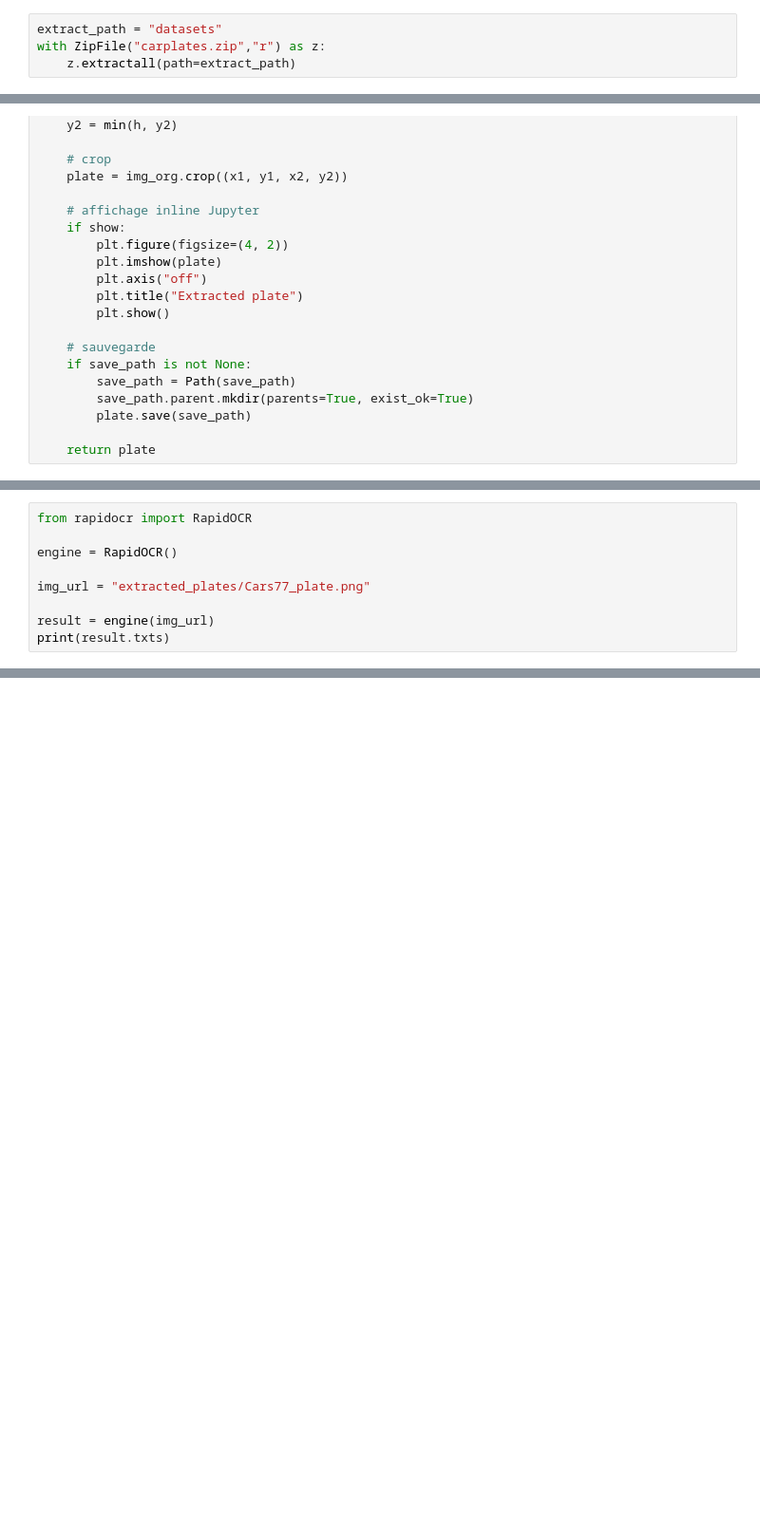
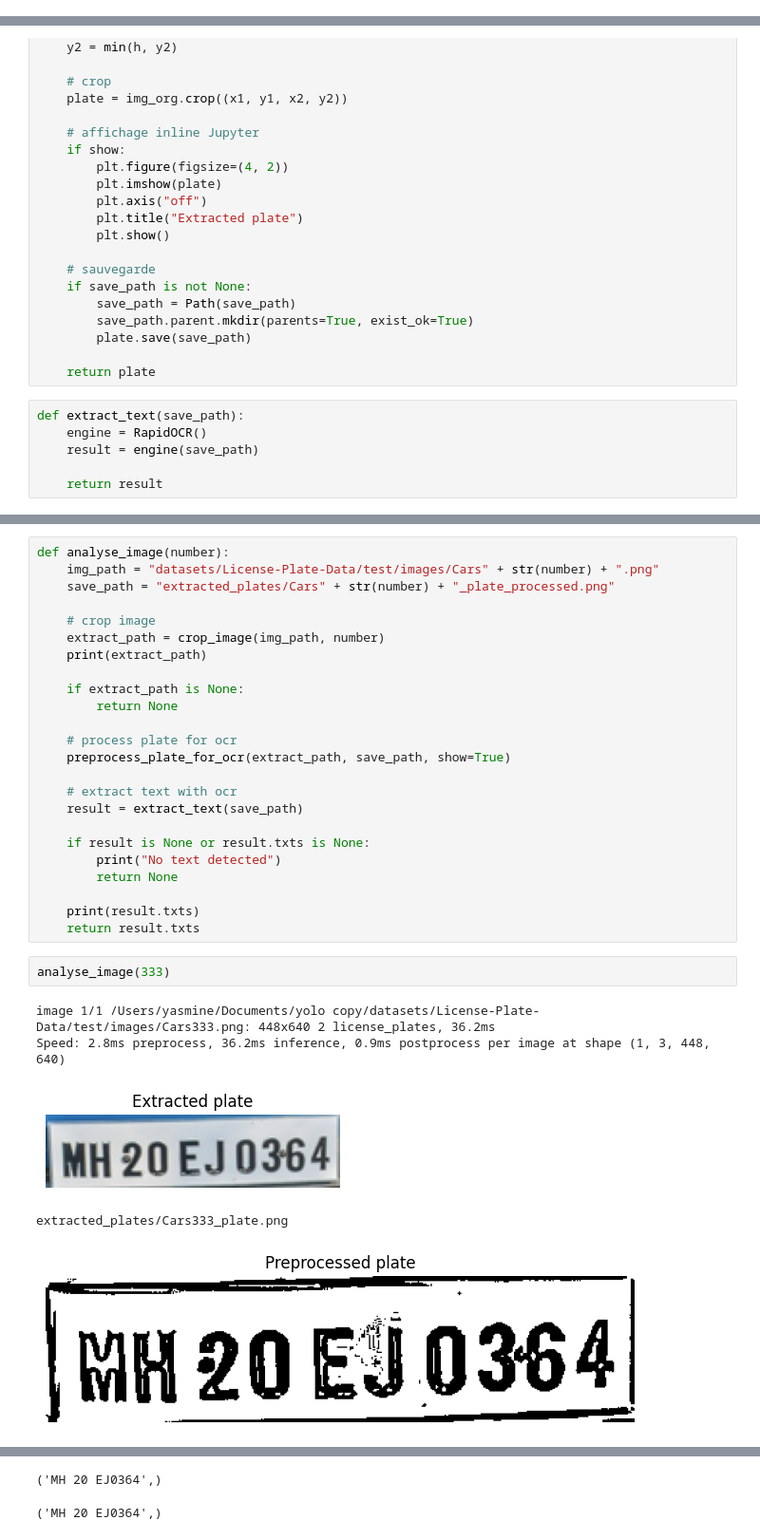
Before and after one commit to minlalapop/yolo-ocr-carplate, a Jupyter notebook: car-yolo.ipynb, the cells around one changed output, grey strips where cells are left out. Shown at 95% size. Cells and saved outputs as stored; diff of their text form; blank space fills up the shorter version.

```diff
--- a/car-yolo.ipynb
+++ b/car-yolo.ipynb
@@ -17,7 +16,3 @@ with ZipFile("carplates.zip","r") as z:
-# %%
-extract_path = "datasets"
-with ZipFile("carplates.zip","r") as z:
-    z.extractall(path=extract_path)
 # %%
 root = Path("datasets/License-Plate-Data")
 
@@ -384,4 +523,10 @@ def extract_plate(img_org, bounding_box, save_path=None, show=True):
         plate.save(save_path)
 
     return plate
+# %%
+def extract_text(save_path):
+    engine = RapidOCR()
+    result = engine(save_path)
+
+    return result
 # %%
@@ -423,9 +551,0 @@ Successfully installed Shapely-2.1.2 antlr4-python3-runtime-4.9.3 colorlog-6.10.
-# %%
-from rapidocr import RapidOCR
-
-engine = RapidOCR()
-
-img_url = "extracted_plates/Cars77_plate.png"
-
-result = engine(img_url)
-print(result.txts)
@@ -442,0 +591,32 @@ print(result.txts)
+# %%
+def analyse_image(number):
+    img_path = "datasets/License-Plate-Data/test/images/Cars" + str(number) + ".png"
+    save_path = "extracted_plates/Cars" + str(number) + "_plate_processed.png"
+
+    # crop image
+    extract_path = crop_image(img_path, number)
+    print(extract_path)
+
+    if extract_path is None:
+        return None
+
+    # process plate for ocr
+    preprocess_plate_for_ocr(extract_path, save_path, show=True)
+
+    # extract text with ocr
+    result = extract_text(save_path)
+
+    if result is None or result.txts is None:
+        print("No text detected")
+        return None
+
+    print(result.txts)
+    return result.txts
+# %%
+analyse_image(333)
+# %% [output]
+image 1/1 /Users/yasmine/Documents/yolo copy/datasets/License-Plate-Data/test/images/Cars333.png: 448x640 2 license_plates, 36.2ms
+Speed: 2.8ms preprocess, 36.2ms inference, 0.9ms postprocess per image at shape (1, 3, 448, 640)
+[figure, added]
+extracted_plates/Cars333_plate.png
+[figure, added]
@@ -442,0 +632,2 @@ print(result.txts)
+('MH 20 EJ0364',)
+('MH 20 EJ0364',)
```
Also changed, not shown: parts of 28 cells of this notebook, 4 other files.
